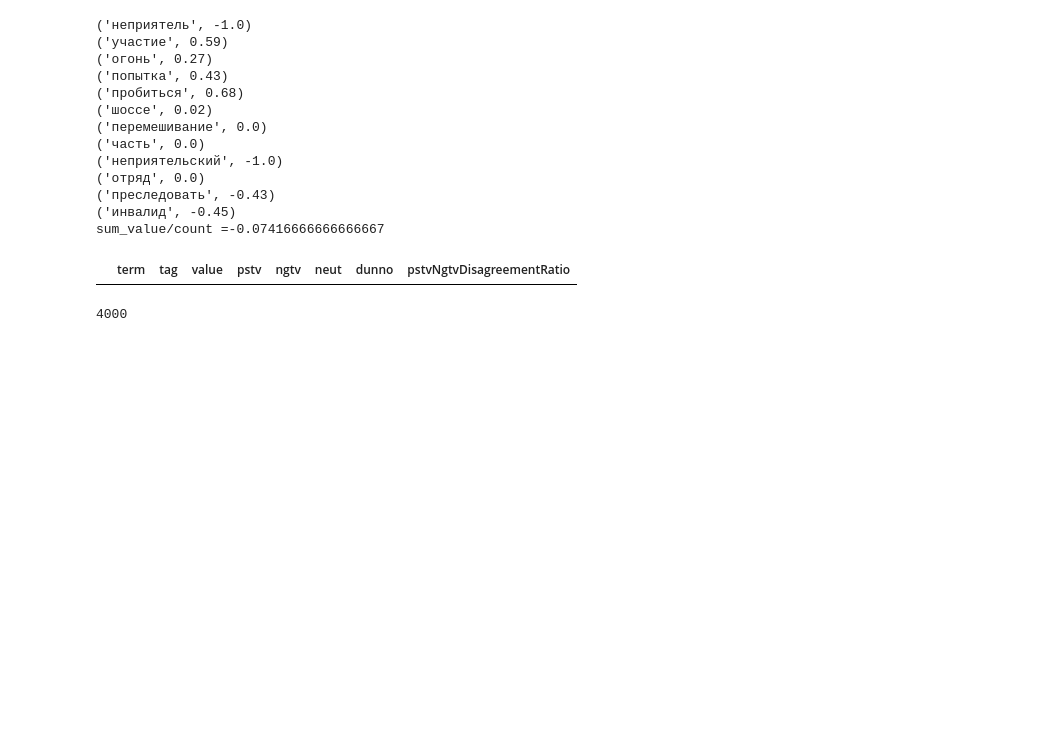
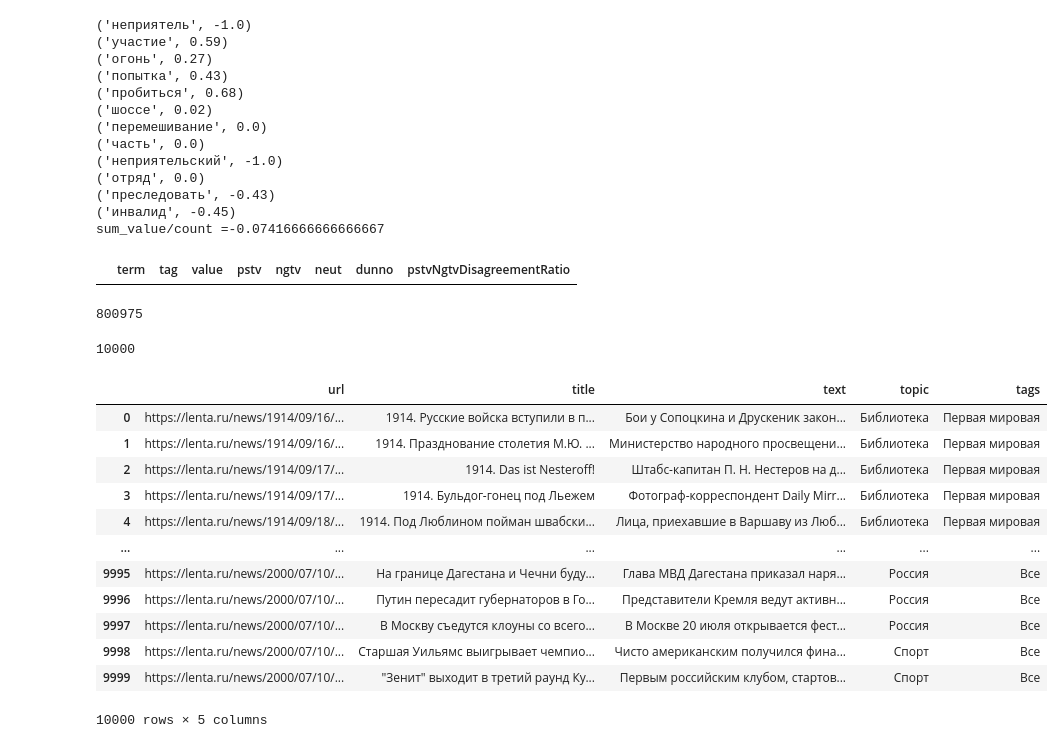
Before and after one commit to uc20100/Data-Collection-and-Markup, a Jupyter notebook: seminar_9/seminar_9.ipynb, the cells around one changed output. Drawn from its saved outputs; the diff is of its cells as text; code cells hidden in the pictures; blank space fills up the shorter version.

```diff
--- a/seminar_9/seminar_9.ipynb
+++ b/seminar_9/seminar_9.ipynb
@@ -138,25 +255,50 @@ r
 # %% [output]
 |  | term | tag | value | pstv | ngtv | neut | dunno | pstvNgtvDisagreementRatio |
 # %%
-# # Датасет с ноаостями lenta.ru
-# url = 'https://github.com/natasha/corus/blob/master/data/lenta-ru-news.csv.bz2'
-# path = './lenta-ru-news.csv.bz2'
-# # if not os.path.isfile("lenta-ru-news.csv.bz2"):
-#     # Загружаем данные
-# # wget.download(url, out=path)
-# # Создаем генратор с новостями с lenta.ru
-# records = load_lenta2(path)
-# # Добаляем текст новостей в словарь
+# from corus import load_lenta2
+
+# Датасет с ноаостями lenta.ru
+url = 'https://github.com/natasha/corus/blob/master/data/lenta-ru-news.csv.bz2'
+path = './lenta-ru-news.csv.bz2'
+# if not os.path.isfile("lenta-ru-news.csv.bz2"):
+    # Загружаем данные
+# wget.download(url, out=path)
+# Создаем генратор с новостями с lenta.ru
+records = load_lenta2(path)
+# Добаляем текст новостей в словарь
 # news_dict = {'text': [next(records).text for _ in range(4_000)]}
-# # next(records)
+news_list = [{'url':item.url, 'title':item.title, 'text':item.text, 'topic':item.topic, 'tags':item.tags} for item in records]
+# next(records)
 # %%
-# len(news_dict['text'])
+len(news_list)
 # %% [output]
-4000
+800975
+# %%
+list2 = [news_list[i] for i in range(10_000)]
+# %%
+len(list2)
+# %% [output]
+10000
 # %%
-# # Создаём датафрем
-# df = pd.DataFrame(news_dict)
-# df.to_csv('lenta_ru.csv', encoding='utf-8', index=False)
+# Создаём датафрем
+df = pd.DataFrame(list2)
+df.to_csv('news_lenta_ru.csv', encoding='utf-8', index=False)
+# %%
+df
+# %% [output]
+|  | url | title | text | topic | tags |
+| 0 | https://lenta.ru/news/1914/09/16/... | 1914. Русские войска вступили в п... | Бои у Сопоцкина и Друскеник закон... | Библиотека | Первая мировая |
+| 1 | https://lenta.ru/news/1914/09/16/... | 1914. Празднование столетия М.Ю. ... | Министерство народного просвещени... | Библиотека | Первая мировая |
+| 2 | https://lenta.ru/news/1914/09/17/... | 1914. Das ist Nesteroff! | Штабс-капитан П. Н. Нестеров на д... | Библиотека | Первая мировая |
+| 3 | https://lenta.ru/news/1914/09/17/... | 1914. Бульдог-гонец под Льежем | Фотограф-корреспондент Daily Mirr... | Библиотека | Первая мировая |
+| 4 | https://lenta.ru/news/1914/09/18/... | 1914. Под Люблином пойман швабски... | Лица, приехавшие в Варшаву из Люб... | Библиотека | Первая мировая |
+| ... | ... | ... | ... | ... | ... |
+| 9995 | https://lenta.ru/news/2000/07/10/... | На границе Дагестана и Чечни буду... | Глава МВД Дагестана приказал наря... | Россия | Все |
+| 9996 | https://lenta.ru/news/2000/07/10/... | Путин пересадит губернаторов в Го... | Представители Кремля ведут активн... | Россия | Все |
+| 9997 | https://lenta.ru/news/2000/07/10/... | В Москву съедутся клоуны со всего... | В Москве 20 июля открывается фест... | Россия | Все |
+| 9998 | https://lenta.ru/news/2000/07/10/... | Старшая Уильямс выигрывает чемпио... | Чисто американским получился фина... | Спорт | Все |
+| 9999 | https://lenta.ru/news/2000/07/10/... | "Зенит" выходит в третий раунд Ку... | Первым российским клубом, стартов... | Спорт | Все |
+10000 rows × 5 columns
 # %%
 # len(news_dict['text'])
 # %%
```
Also changed, not shown: parts of 24 cells of this notebook.
